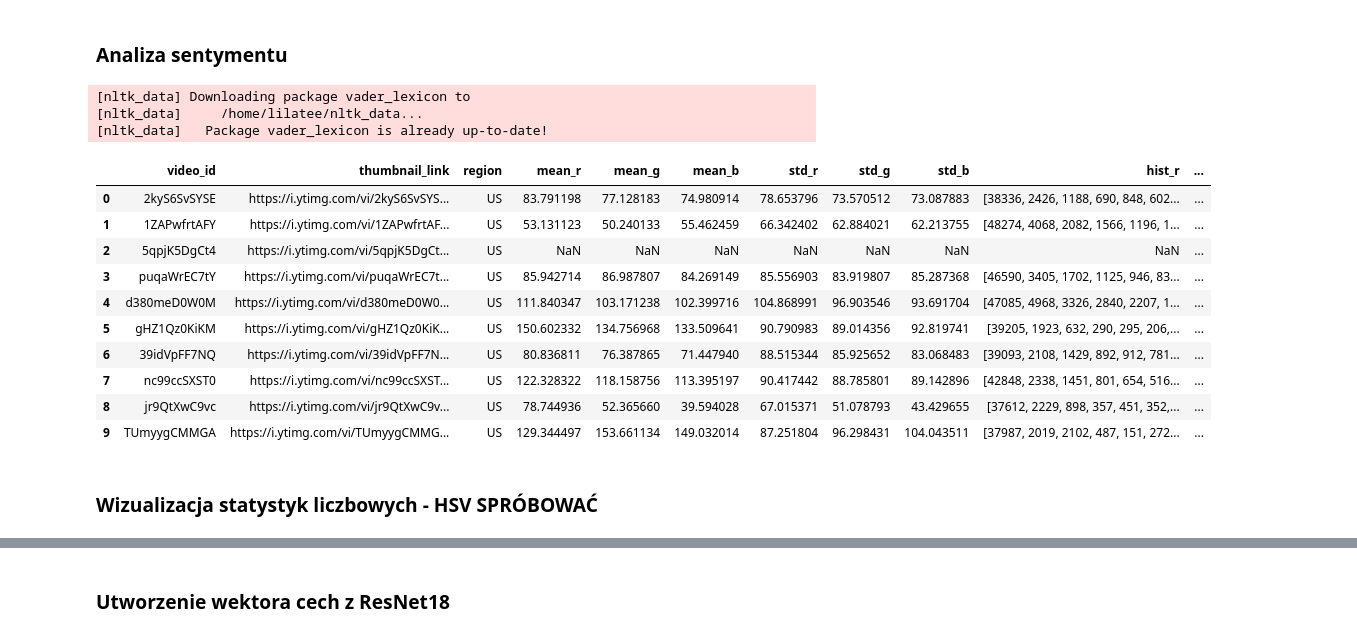
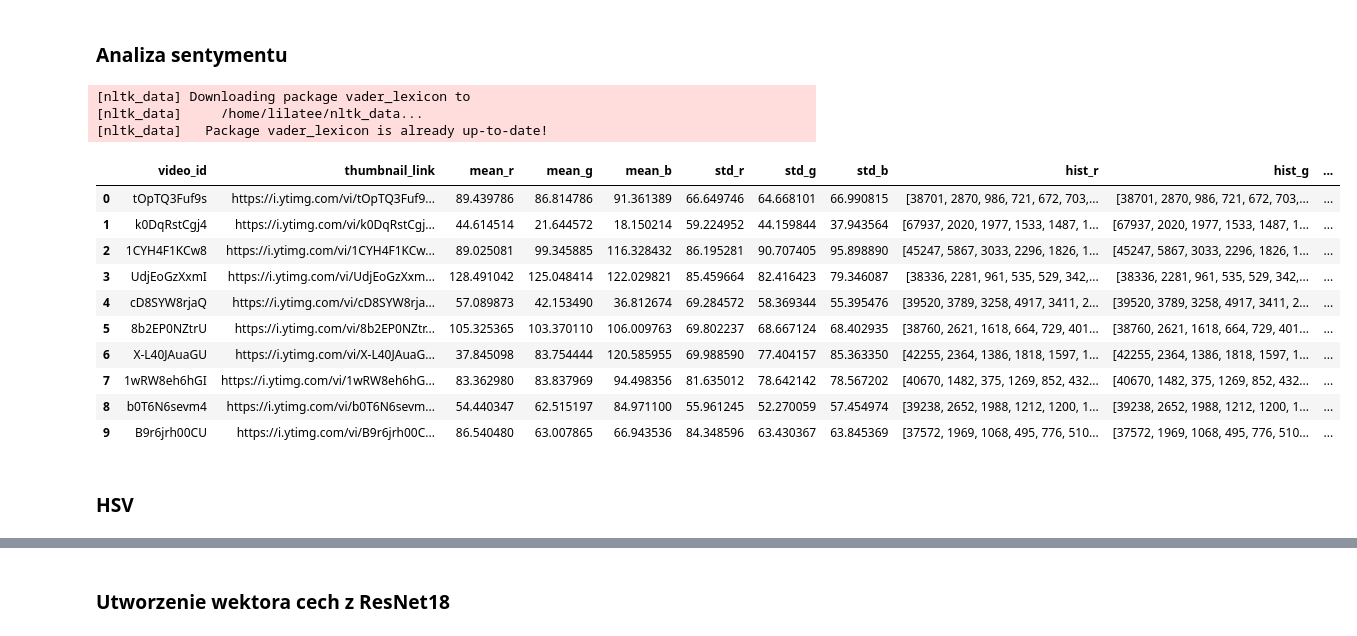
Before and after one commit to AdamKlejda/PED_YT, a Jupyter notebook: notebooks/Etap5/Etap2/LiLatee_Etap2.ipynb, the cells around one changed output, grey strips where cells are left out. Saved outputs shown, nothing was run; the diff lists cells and outputs as text; code cells hidden in the pictures.

Commit message:
Etap5, etap2 lilatee done

```diff
--- a/notebooks/Etap5/Etap2/LiLatee_Etap2.ipynb
+++ b/notebooks/Etap5/Etap2/LiLatee_Etap2.ipynb
@@ -369,26 +334,0 @@ df[:5]
-# %%
-df = pd.read_csv(f"./../../our_data/Etap2/lilatee/{region}-04_ocrV2.csv")
-
-df.loc[:, "thumb_ocr_text_V2"] = df.loc[:, "thumb_ocr_text_V2"].fillna('')
-df.loc[:, "clean_thumb_ocr_text_V2"] = df.loc[:, "clean_thumb_ocr_text_V2"].fillna('')
-
-# ocr_videos = df.loc[df.clean_thumb_ocr_text_V2 != '',:][["video_id","thumb_ocr_text_V2","clean_thumb_ocr_text_V2"]][:10]
-test_ocr_videos_ids = ['PUTEiSjKwJU', 'iNsTzqwwioY', '9GqL1DSQDL0', '1cgK-BIrXes',
-       'P4YJwy_T9pM', 'G1Ky9-OoWyo', 'l9nGCJlDclQ', '0Yp9WS6cJFA',
-       'tSjvx_c4meE', 'nR3OdeqiEF8']
-ocr_videos = df.loc[df.video_id.isin(test_ocr_videos_ids), :]
-
-
-n_of_cols = 3
-n_of_rows = int(ocr_videos.shape[0]/n_of_cols)
-fig, axes = plt.subplots(n_of_rows, n_of_cols, figsize=(n_of_cols*5, n_of_rows*5))
-
-for i, row in enumerate(axes):
-    for j, ax in enumerate(row):
-        video = ocr_videos[i*n_of_cols+j:i*n_of_cols+j+1]
-        video_id = video.video_id.values[0]
-        path = Path(f'./../../data/thumbnailsHQ/{region}/{video_id}.png')
-
-        ax.set_title(f"{video.clean_thumb_ocr_text.values[0]}\n{video.clean_thumb_ocr_text_V2.values[0]}")
-        img = io.imread(str(path))
-        ax.imshow(img)
@@ -463,29 +381,29 @@ plt.show()
 # %%
 nltk.download('vader_lexicon')
 from nltk.sentiment import SentimentIntensityAnalyzer
 
-df = pd.read_csv(f"./../../our_data/Etap2/lilatee/{region}-05_middle_texts_point.csv")
+df = pd.read_csv(f"./../../../our_data/Etap5/Etap2/lilatee/05_middle_texts_point.csv")
 
 sia = SentimentIntensityAnalyzer()
 
 df["clean_thumb_ocr_text_V2"] = df["clean_thumb_ocr_text_V2"].fillna('')
 df["ocr_sentiment_compound"] = df.apply(lambda row: sia.polarity_scores(row.clean_thumb_ocr_text_V2)['compound'] ,axis=1)
-df.to_csv(f"./../../our_data/Etap2/lilatee/{region}-06_sentiment.csv", index=False)
+df.to_csv(f"./../../../our_data/Etap5/Etap2/lilatee/06_sentiment.csv", index=False)
 df[:10]
 # %% [output]
 [nltk_data] Downloading package vader_lexicon to
 [nltk_data]     /home/lilatee/nltk_data...
 [nltk_data]   Package vader_lexicon is already up-to-date!
-|  | video_id | thumbnail_link | region | mean_r | mean_g | mean_b | std_r | std_g | std_b | hist_r | ... |
-| 0 | 2kyS6SvSYSE | https://i.ytimg.com/vi/2kyS6SvSYS... | US | 83.791198 | 77.128183 | 74.980914 | 78.653796 | 73.570512 | 73.087883 | [38336, 2426, 1188, 690, 848, 602... | ... |
-| 1 | 1ZAPwfrtAFY | https://i.ytimg.com/vi/1ZAPwfrtAF... | US | 53.131123 | 50.240133 | 55.462459 | 66.342402 | 62.884021 | 62.213755 | [48274, 4068, 2082, 1566, 1196, 1... | ... |
-| 2 | 5qpjK5DgCt4 | https://i.ytimg.com/vi/5qpjK5DgCt... | US | NaN | NaN | NaN | NaN | NaN | NaN | NaN | ... |
-| 3 | puqaWrEC7tY | https://i.ytimg.com/vi/puqaWrEC7t... | US | 85.942714 | 86.987807 | 84.269149 | 85.556903 | 83.919807 | 85.287368 | [46590, 3405, 1702, 1125, 946, 83... | ... |
-| 4 | d380meD0W0M | https://i.ytimg.com/vi/d380meD0W0... | US | 111.840347 | 103.171238 | 102.399716 | 104.868991 | 96.903546 | 93.691704 | [47085, 4968, 3326, 2840, 2207, 1... | ... |
-| 5 | gHZ1Qz0KiKM | https://i.ytimg.com/vi/gHZ1Qz0KiK... | US | 150.602332 | 134.756968 | 133.509641 | 90.790983 | 89.014356 | 92.819741 | [39205, 1923, 632, 290, 295, 206,... | ... |
-| 6 | 39idVpFF7NQ | https://i.ytimg.com/vi/39idVpFF7N... | US | 80.836811 | 76.387865 | 71.447940 | 88.515344 | 85.925652 | 83.068483 | [39093, 2108, 1429, 892, 912, 781... | ... |
-| 7 | nc99ccSXST0 | https://i.ytimg.com/vi/nc99ccSXST... | US | 122.328322 | 118.158756 | 113.395197 | 90.417442 | 88.785801 | 89.142896 | [42848, 2338, 1451, 801, 654, 516... | ... |
-| 8 | jr9QtXwC9vc | https://i.ytimg.com/vi/jr9QtXwC9v... | US | 78.744936 | 52.365660 | 39.594028 | 67.015371 | 51.078793 | 43.429655 | [37612, 2229, 898, 357, 451, 352,... | ... |
-| 9 | TUmyygCMMGA | https://i.ytimg.com/vi/TUmyygCMMG... | US | 129.344497 | 153.661134 | 149.032014 | 87.251804 | 96.298431 | 104.043511 | [37987, 2019, 2102, 487, 151, 272... | ... |
+|  | video_id | thumbnail_link | mean_r | mean_g | mean_b | std_r | std_g | std_b | hist_r | hist_g | ... |
+| 0 | tOpTQ3Fuf9s | https://i.ytimg.com/vi/tOpTQ3Fuf9... | 89.439786 | 86.814786 | 91.361389 | 66.649746 | 64.668101 | 66.990815 | [38701, 2870, 986, 721, 672, 703,... | [38701, 2870, 986, 721, 672, 703,... | ... |
+| 1 | k0DqRstCgj4 | https://i.ytimg.com/vi/k0DqRstCgj... | 44.614514 | 21.644572 | 18.150214 | 59.224952 | 44.159844 | 37.943564 | [67937, 2020, 1977, 1533, 1487, 1... | [67937, 2020, 1977, 1533, 1487, 1... | ... |
+| 2 | 1CYH4F1KCw8 | https://i.ytimg.com/vi/1CYH4F1KCw... | 89.025081 | 99.345885 | 116.328432 | 86.195281 | 90.707405 | 95.898890 | [45247, 5867, 3033, 2296, 1826, 1... | [45247, 5867, 3033, 2296, 1826, 1... | ... |
+| 3 | UdjEoGzXxmI | https://i.ytimg.com/vi/UdjEoGzXxm... | 128.491042 | 125.048414 | 122.029821 | 85.459664 | 82.416423 | 79.346087 | [38336, 2281, 961, 535, 529, 342,... | [38336, 2281, 961, 535, 529, 342,... | ... |
+| 4 | cD8SYW8rjaQ | https://i.ytimg.com/vi/cD8SYW8rja... | 57.089873 | 42.153490 | 36.812674 | 69.284572 | 58.369344 | 55.395476 | [39520, 3789, 3258, 4917, 3411, 2... | [39520, 3789, 3258, 4917, 3411, 2... | ... |
+| 5 | 8b2EP0NZtrU | https://i.ytimg.com/vi/8b2EP0NZtr... | 105.325365 | 103.370110 | 106.009763 | 69.802237 | 68.667124 | 68.402935 | [38760, 2621, 1618, 664, 729, 401... | [38760, 2621, 1618, 664, 729, 401... | ... |
+| 6 | X-L40JAuaGU | https://i.ytimg.com/vi/X-L40JAuaG... | 37.845098 | 83.754444 | 120.585955 | 69.988590 | 77.404157 | 85.363350 | [42255, 2364, 1386, 1818, 1597, 1... | [42255, 2364, 1386, 1818, 1597, 1... | ... |
+| 7 | 1wRW8eh6hGI | https://i.ytimg.com/vi/1wRW8eh6hG... | 83.362980 | 83.837969 | 94.498356 | 81.635012 | 78.642142 | 78.567202 | [40670, 1482, 375, 1269, 852, 432... | [40670, 1482, 375, 1269, 852, 432... | ... |
+| 8 | b0T6N6sevm4 | https://i.ytimg.com/vi/b0T6N6sevm... | 54.440347 | 62.515197 | 84.971100 | 55.961245 | 52.270059 | 57.454974 | [39238, 2652, 1988, 1212, 1200, 1... | [39238, 2652, 1988, 1212, 1200, 1... | ... |
+| 9 | B9r6jrh00CU | https://i.ytimg.com/vi/B9r6jrh00C... | 86.540480 | 63.007865 | 66.943536 | 84.348596 | 63.430367 | 63.845369 | [37572, 1969, 1068, 495, 776, 510... | [37572, 1969, 1068, 495, 776, 510... | ... |
 # %% [markdown]
-### Wizualizacja statystyk liczbowych - HSV SPRÓBOWAĆ
+### HSV
```
Also changed, not shown: parts of 31 cells of this notebook, 9 other files.
